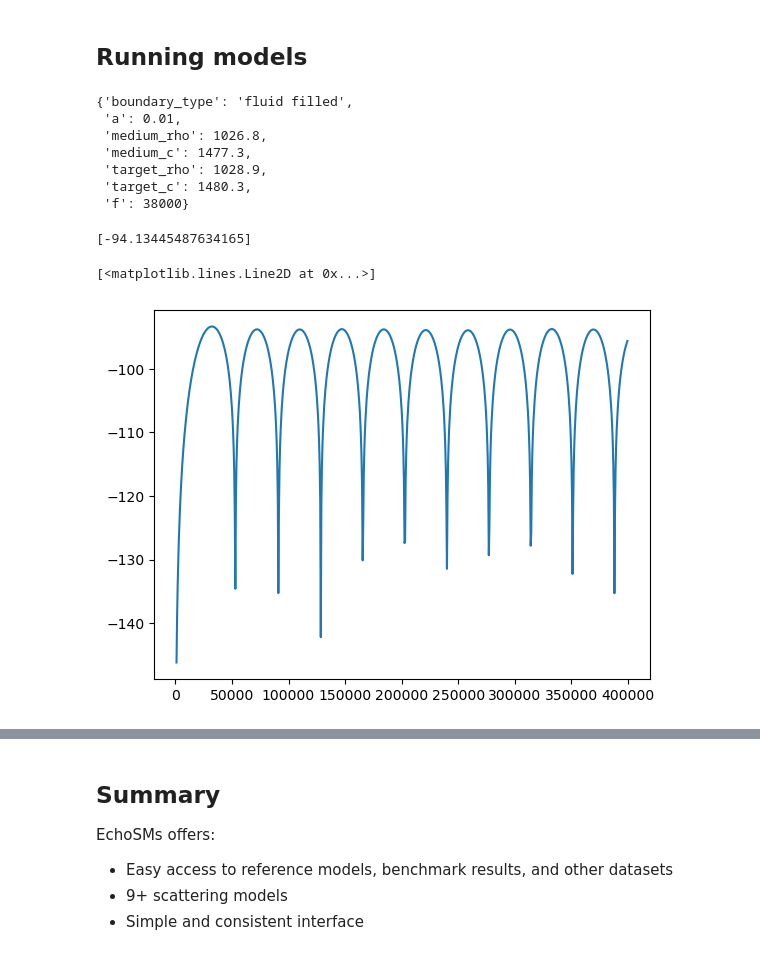
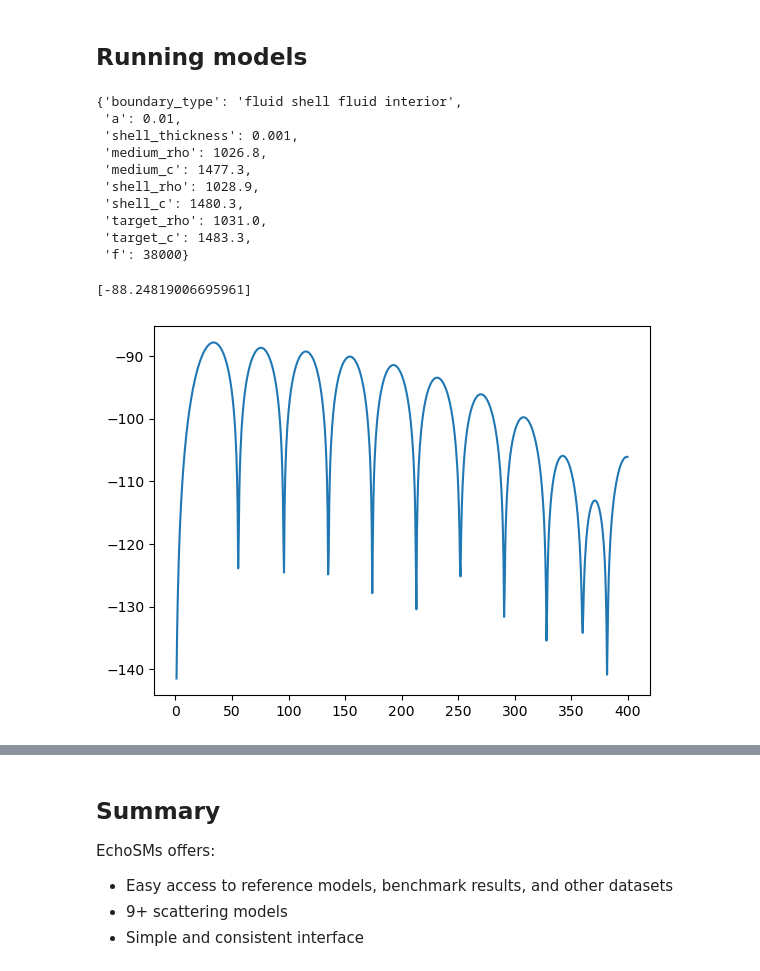
Before and after one commit to ices-tools-dev/echoSMs, a Jupyter notebook: docs/WGFAST2025_demo.ipynb, the cells around one changed output, grey strips where cells are left out. Saved outputs shown, nothing was run; the diff lists cells and outputs as text; code cells hidden in the pictures.

```diff
--- a/docs/WGFAST2025_demo.ipynb
+++ b/docs/WGFAST2025_demo.ipynb
@@ -117,27 +117,29 @@ echosms.DWBAdata().model('Generic krill (McGehee 1998)').plot()
 # %% [markdown]
 ## Running models
 # %%
-parameters = echosms.ReferenceModels().parameters('weakly scattering sphere')
+parameters = echosms.ReferenceModels().parameters('spherical fluid shell with weakly scattering interior')
 parameters['f'] = 38000
 parameters
 # %% [output]
-{'boundary_type': 'fluid filled',
+{'boundary_type': 'fluid shell fluid interior',
  'a': 0.01,
+ 'shell_thickness': 0.001,
  'medium_rho': 1026.8,
  'medium_c': 1477.3,
- 'target_rho': 1028.9,
- 'target_c': 1480.3,
+ 'shell_rho': 1028.9,
+ 'shell_c': 1480.3,
+ 'target_rho': 1031.0,
+ 'target_c': 1483.3,
  'f': 38000}
 # %%
 model = echosms.MSSModel()
 model.calculate_ts(parameters)
 # %% [output]
-[-94.13445487634165]
+[-88.24819006695961]
 # %%
-parameters['f'] = range(1000, 400000, 500)
+parameters['f'] = np.arange(1000, 400000, 500)
 ts = model.calculate_ts(parameters, progress=True)
-plt.plot(parameters['f'], ts)
+plt.plot(parameters['f']/1e3, ts);
 # %% [output]
-[<matplotlib.lines.Line2D at 0x...>]
-[figure, old version]
+[figure, new version]
 # %% [markdown]
```
Also changed, not shown: parts of 4 cells of this notebook.
